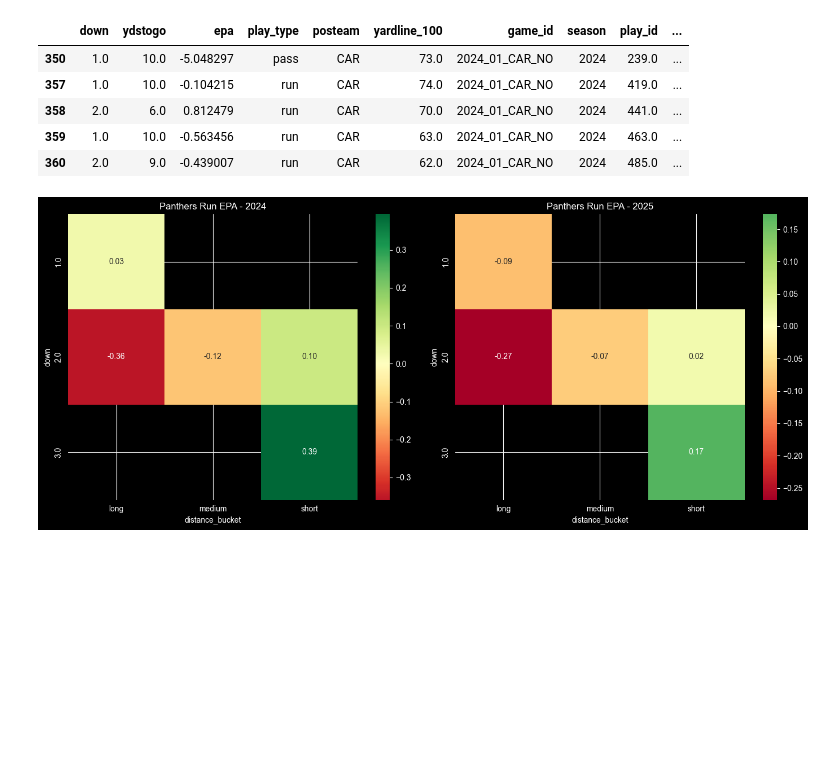
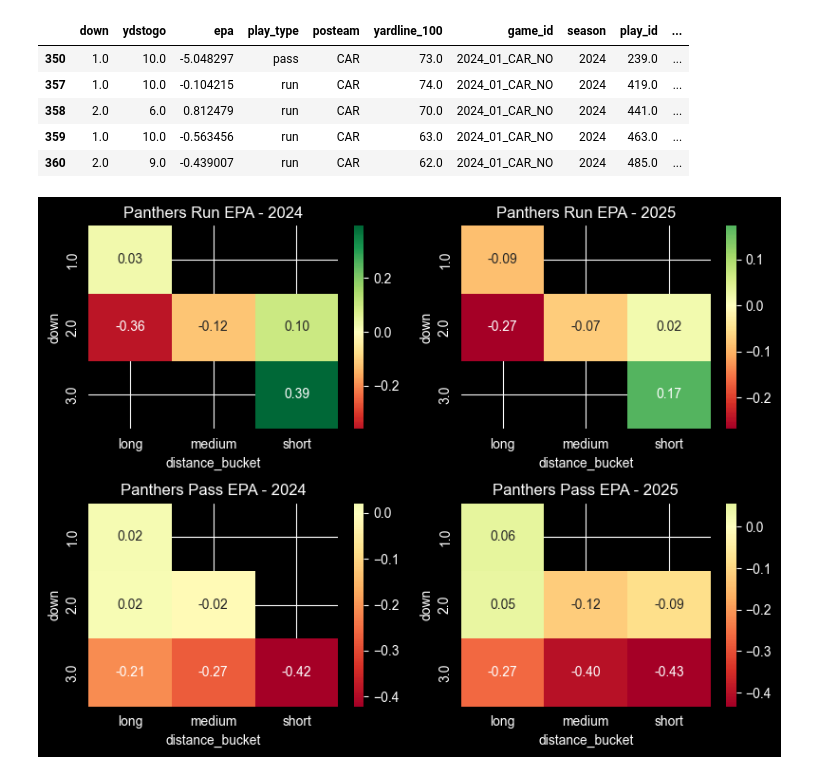
Before and after one commit to sapphiremoonchaser/nfl_analysis, a Jupyter notebook: examples/ex_01_epa_by_down_and_distance.ipynb, the cells around one changed output. Saved outputs shown, nothing was run; the diff lists cells and outputs as text; code cells hidden in the pictures; blank space fills up the shorter version.

```diff
--- a/examples/ex_01_epa_by_down_and_distance.ipynb
+++ b/examples/ex_01_epa_by_down_and_distance.ipynb
@@ -450,35 +450,69 @@ run_epa_2025 = create_heatmap(
     'run',
     'avg_epa'
 )
+
+pass_epa_2024 = create_heatmap(
+    epa_summary,
+    2024,
+    'pass',
+    'avg_epa'
+)
+
+pass_epa_2025 = create_heatmap(
+    epa_summary,
+    2025,
+    'pass',
+    'avg_epa'
+)
 # %%
 # Plot heatmaps
 fig, axes = plt.subplots(
-    1,
     2,
-    figsize=(14,6)
+    2,
+    figsize=(8,6)
 )
 
 sns.heatmap(
     run_epa_2024,
     annot=True,
     fmt='.2f',
     cmap='RdYlGn',
     center=0,
-    ax=axes[0]
+    ax=axes[0, 0]
 )
-axes[0].set_title('Panthers Run EPA - 2024')
+axes[0, 0].set_title('Panthers Run EPA - 2024')
 
 sns.heatmap(
     run_epa_2025,
     annot=True,
     fmt='.2f',
     cmap='RdYlGn',
     center=0,
-    ax=axes[1]
+    ax=axes[0, 1]
 )
-axes[1].set_title('Panthers Run EPA - 2025')
+axes[0, 1].set_title('Panthers Run EPA - 2025')
+
+sns.heatmap(
+    pass_epa_2024,
+    annot=True,
+    fmt='.2f',
+    cmap='RdYlGn',
+    center=0,
+    ax=axes[1, 0]
+)
+axes[1, 0].set_title('Panthers Pass EPA - 2024')
+
+sns.heatmap(
+    pass_epa_2025,
+    annot=True,
+    fmt='.2f',
+    cmap='RdYlGn',
+    center=0,
+    ax=axes[1, 1]
+)
+axes[1, 1].set_title('Panthers Pass EPA - 2025')
 
 plt.tight_layout()
 plt.show()
 # %% [output]
-[figure, old version]
+[figure, new version]
```
